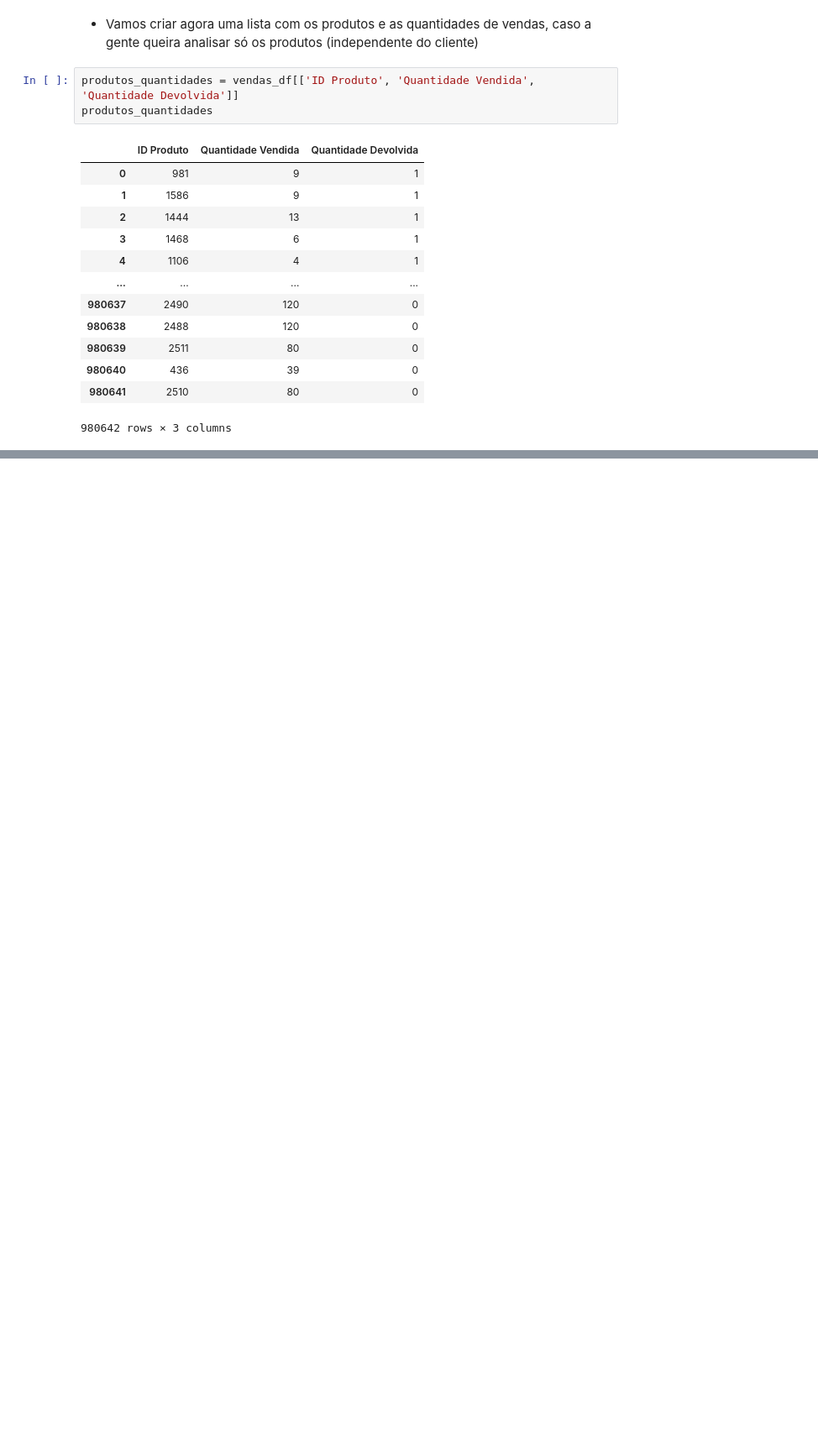
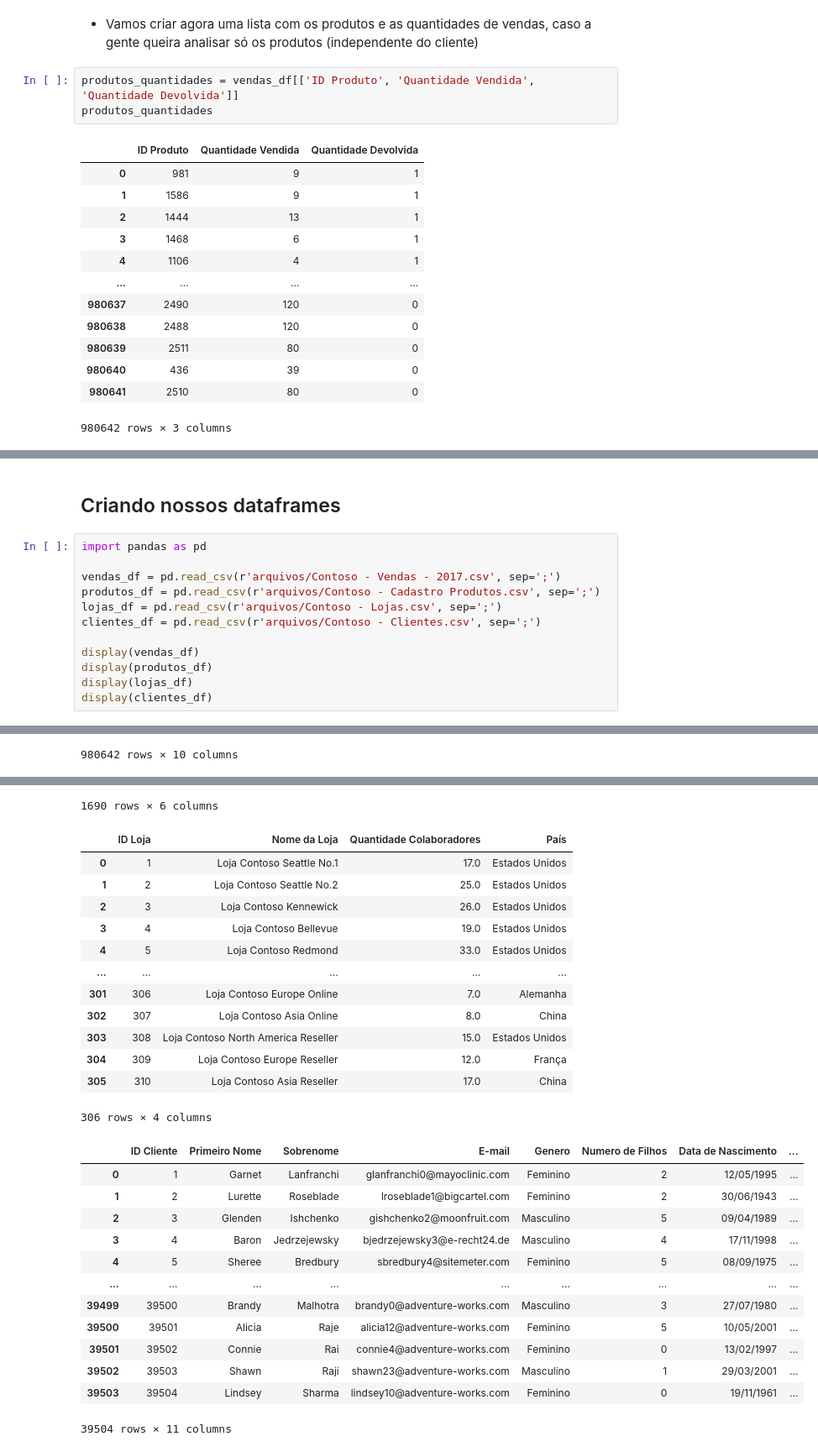
Before and after one commit to Carvalho2099/Python_Pocket, a Jupyter notebook: analise_de_dados_pandas_e_integração_com_excel/Analise de dados com pandas e integracao com excel.ipynb, the cells around one changed output, grey strips where cells are left out. Shown: that part at 84% size. Cells and saved outputs as stored; diff of their text form; blank space fills up the shorter version.

```diff
--- a/analise_de_dados_pandas_e_integração_com_excel/Analise de dados com pandas e integracao com excel.ipynb
+++ b/analise_de_dados_pandas_e_integração_com_excel/Analise de dados com pandas e integracao com excel.ipynb
@@ -157,0 +163,15 @@ produtos_quantidades
+# %% [markdown]
+## Criando nossos dataframes
+# %%
+import pandas as pd
+
+vendas_df = pd.read_csv(r'arquivos/Contoso - Vendas - 2017.csv', sep=';')
+produtos_df = pd.read_csv(r'arquivos/Contoso - Cadastro Produtos.csv', sep=';')
+lojas_df = pd.read_csv(r'arquivos/Contoso - Lojas.csv', sep=';')
+clientes_df = pd.read_csv(r'arquivos/Contoso - Clientes.csv', sep=';')
+
+display(vendas_df)
+display(produtos_df)
+display(lojas_df)
+display(clientes_df)
+# %% [output]
@@ -157,0 +190 @@ produtos_quantidades
+980642 rows × 10 columns
@@ -157,0 +203,27 @@ produtos_quantidades
+1690 rows × 6 columns
+|  | ID Loja | Nome da Loja | Quantidade Colaboradores | País |
+| 0 | 1 | Loja Contoso Seattle No.1 | 17.0 | Estados Unidos |
+| 1 | 2 | Loja Contoso Seattle No.2 | 25.0 | Estados Unidos |
+| 2 | 3 | Loja Contoso Kennewick | 26.0 | Estados Unidos |
+| 3 | 4 | Loja Contoso Bellevue | 19.0 | Estados Unidos |
+| 4 | 5 | Loja Contoso Redmond | 33.0 | Estados Unidos |
+| ... | ... | ... | ... | ... |
+| 301 | 306 | Loja Contoso Europe Online | 7.0 | Alemanha |
+| 302 | 307 | Loja Contoso Asia Online | 8.0 | China |
+| 303 | 308 | Loja Contoso North America Reseller | 15.0 | Estados Unidos |
+| 304 | 309 | Loja Contoso Europe Reseller | 12.0 | França |
+| 305 | 310 | Loja Contoso Asia Reseller | 17.0 | China |
+306 rows × 4 columns
+|  | ID Cliente | Primeiro Nome | Sobrenome | E-mail | Genero | Numero de Filhos | Data de Nascimento | ... |
+| 0 | 1 | Garnet | Lanfranchi | glanfranchi0@mayoclinic.com | Feminino | 2 | 12/05/1995 | ... |
+| 1 | 2 | Lurette | Roseblade | lroseblade1@bigcartel.com | Feminino | 2 | 30/06/1943 | ... |
+| 2 | 3 | Glenden | Ishchenko | gishchenko2@moonfruit.com | Masculino | 5 | 09/04/1989 | ... |
+| 3 | 4 | Baron | Jedrzejewsky | bjedrzejewsky3@e-recht24.de | Masculino | 4 | 17/11/1998 | ... |
+| 4 | 5 | Sheree | Bredbury | sbredbury4@sitemeter.com | Feminino | 5 | 08/09/1975 | ... |
+| ... | ... | ... | ... | ... | ... | ... | ... | ... |
+| 39499 | 39500 | Brandy | Malhotra | brandy0@adventure-works.com | Masculino | 3 | 27/07/1980 | ... |
+| 39500 | 39501 | Alicia | Raje | alicia12@adventure-works.com | Feminino | 5 | 10/05/2001 | ... |
+| 39501 | 39502 | Connie | Rai | connie4@adventure-works.com | Feminino | 0 | 13/02/1997 | ... |
+| 39502 | 39503 | Shawn | Raji | shawn23@adventure-works.com | Masculino | 1 | 29/03/2001 | ... |
+| 39503 | 39504 | Lindsey | Sharma | lindsey10@adventure-works.com | Feminino | 0 | 19/11/1961 | ... |
+39504 rows × 11 columns
```
Also changed, not shown: parts of 12 cells of this notebook, 3 other files.
